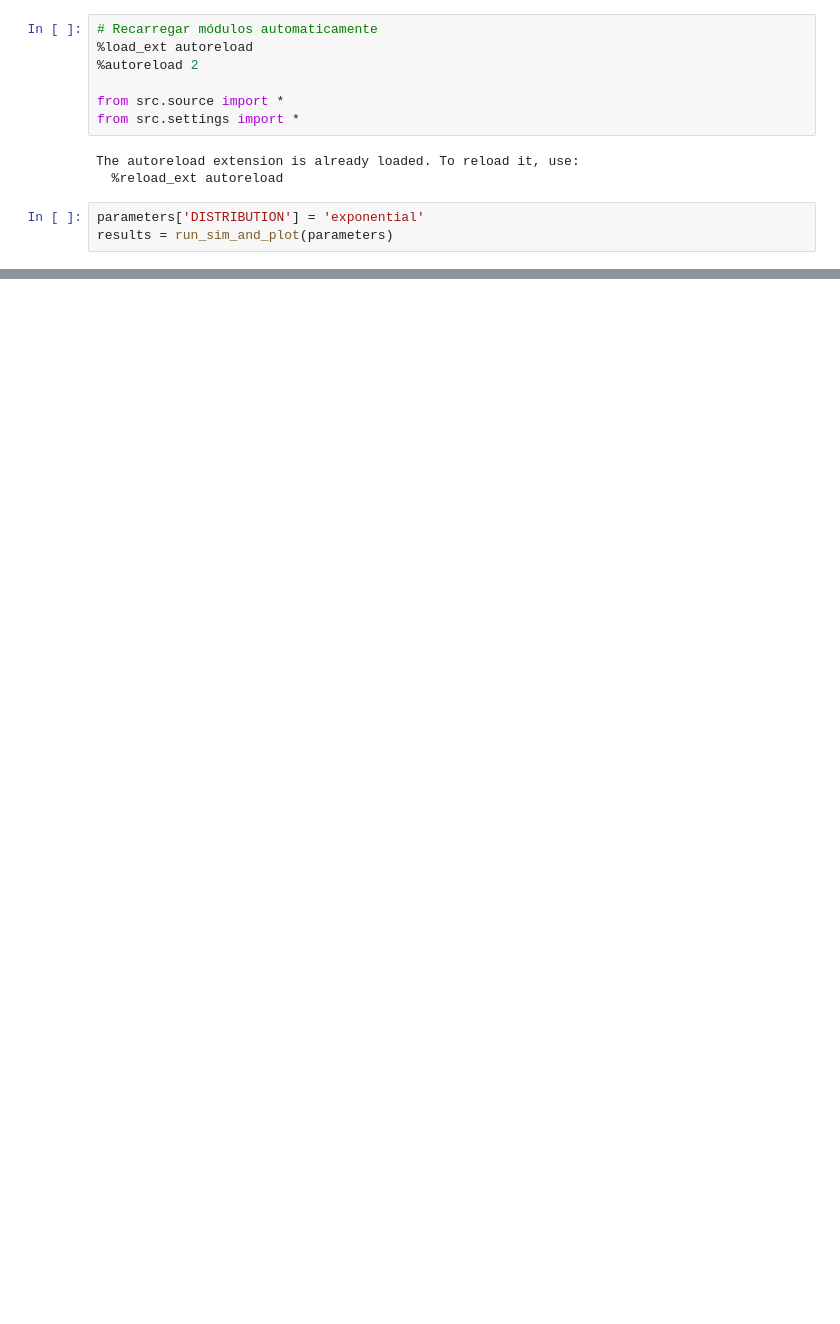
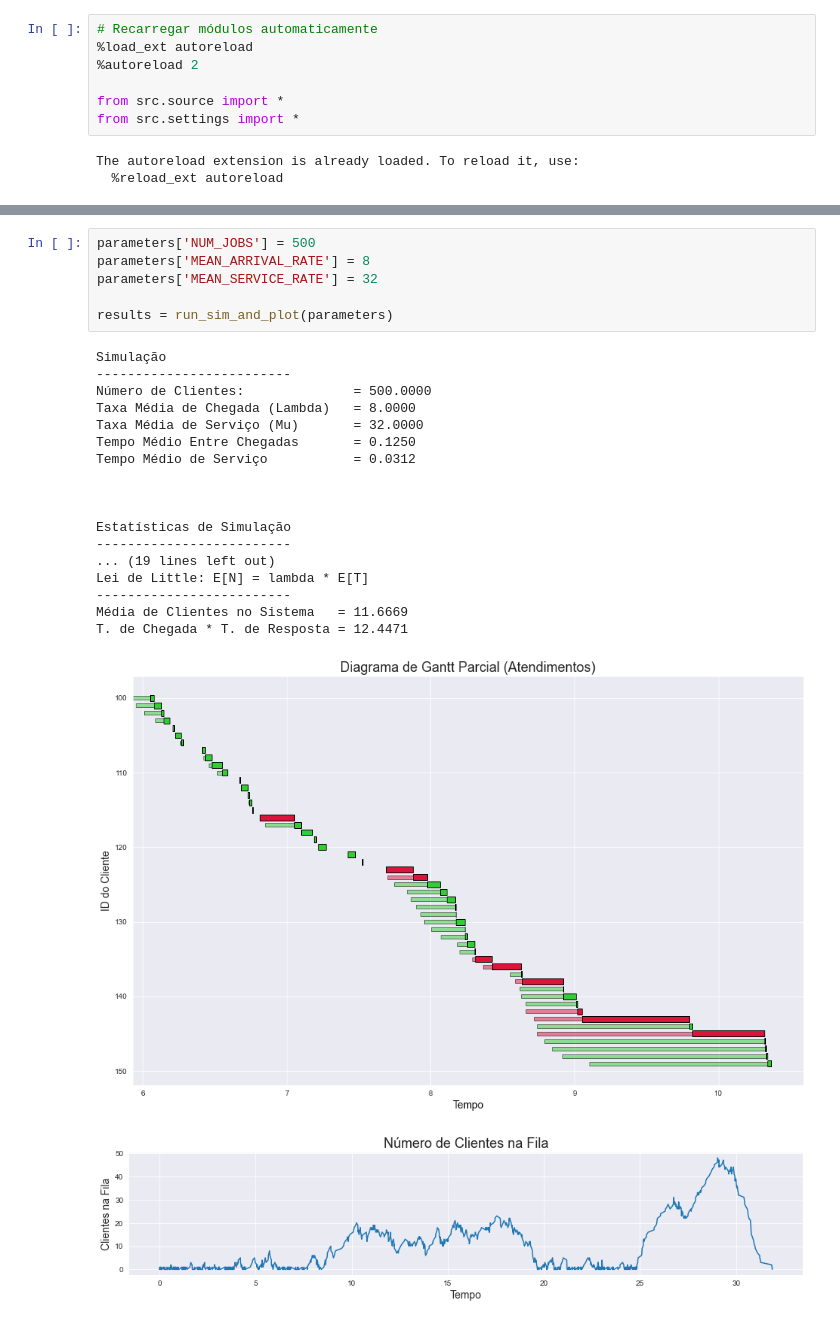
Before and after one commit to andrematte/simulation-mm1-queue, a Jupyter notebook: experiments.ipynb, the cells around one changed output, grey strips where cells are left out. Drawn from its saved outputs; the diff is of its cells as text; blank space fills up the shorter version.

```diff
--- a/experiments.ipynb
+++ b/experiments.ipynb
@@ -36,6 +28,3 @@ from src.settings import *
 # %% [output]
 The autoreload extension is already loaded. To reload it, use:
   %reload_ext autoreload
-# %%
-parameters['DISTRIBUTION'] = 'exponential'
-results = run_sim_and_plot(parameters)
@@ -65,0 +41,26 @@ T. de Chegada * T. de Resposta = 7.6610
+# %%
+parameters['NUM_JOBS'] = 500
+parameters['MEAN_ARRIVAL_RATE'] = 8
+parameters['MEAN_SERVICE_RATE'] = 32
+
+results = run_sim_and_plot(parameters)
+# %% [output]
+Simulação
+-------------------------
+Número de Clientes:              = 500.0000
+Taxa Média de Chegada (Lambda)   = 8.0000
+Taxa Média de Serviço (Mu)       = 32.0000
+Tempo Médio Entre Chegadas       = 0.1250
+Tempo Médio de Serviço           = 0.0312
+
+
+
+Estatísticas de Simulação
+-------------------------
+... (19 lines left out)
+Lei de Little: E[N] = lambda * E[T]
+-------------------------
+Média de Clientes no Sistema   = 11.6669
+T. de Chegada * T. de Resposta = 12.4471
+[figure, added]
+[figure, added]
```
Also changed, not shown: parts of 20 cells of this notebook, 3 other files.
